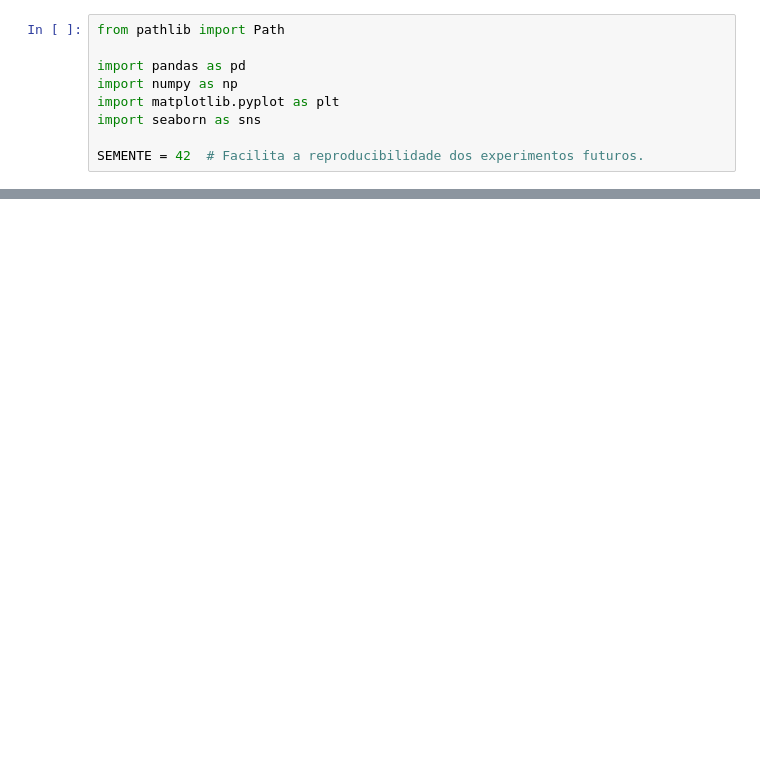
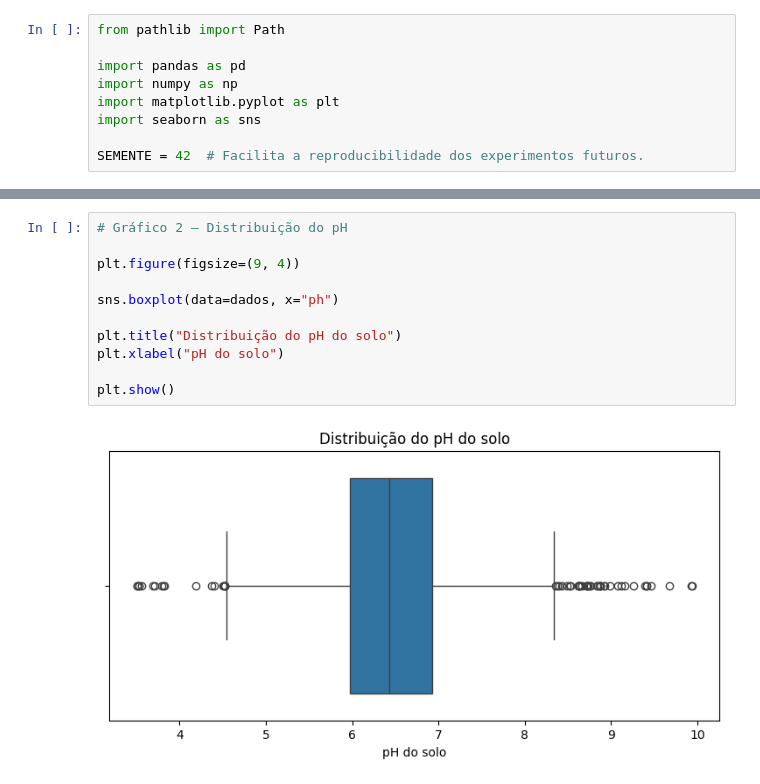
Before and after one commit to Caiobqz/FarmTech-Modelagem-IA-Fase3, a Jupyter notebook: notebooks/rascunho_modelagem_ia.ipynb, the cells around one changed output, grey strips where cells are left out. Saved outputs shown, nothing was run; the diff lists cells and outputs as text; blank space fills up the shorter version.

```diff
--- a/notebooks/rascunho_modelagem_ia.ipynb
+++ b/notebooks/rascunho_modelagem_ia.ipynb
@@ -143,0 +161,13 @@ Listar a fonte do dataset, documentação das bibliotecas e materiais consultado
+# %%
+# Gráfico 2 — Distribuição do pH
+
+plt.figure(figsize=(9, 4))
+
+sns.boxplot(data=dados, x="ph")
+
+plt.title("Distribuição do pH do solo")
+plt.xlabel("pH do solo")
+
+plt.show()
+# %% [output]
+[figure, added]
```
Also changed, not shown: parts of 53 cells of this notebook, 8 other files.
